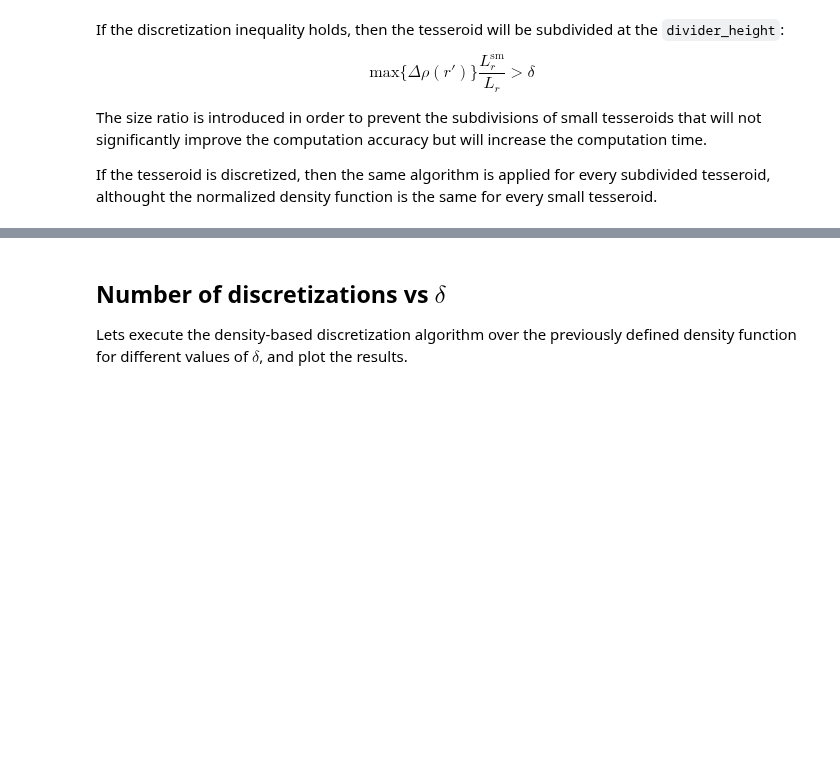
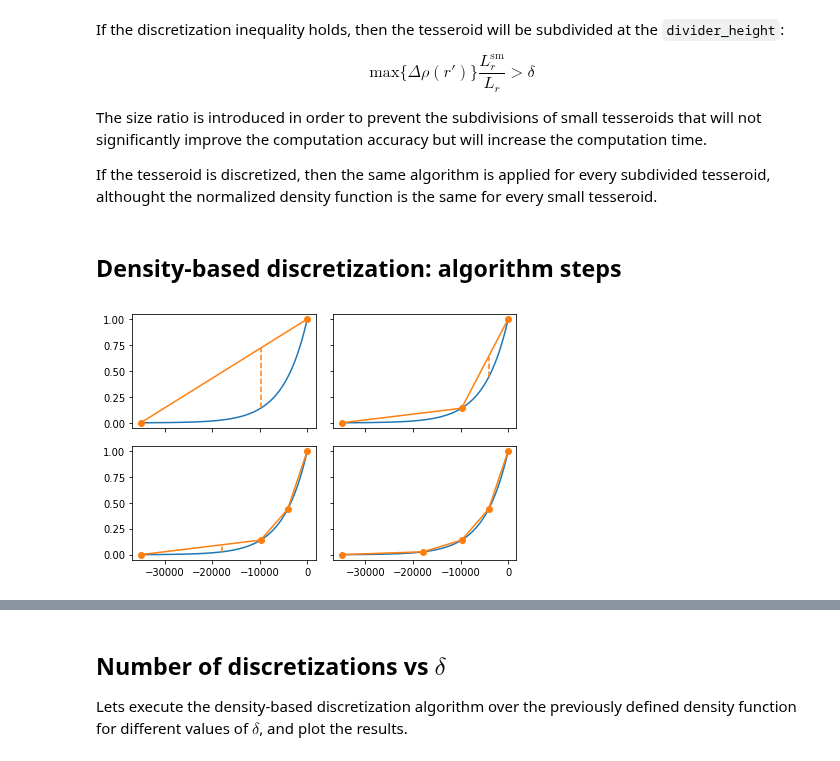
Before and after one commit to pinga-lab/tesseroid-variable-density, a Jupyter notebook: code/density-based-discretization-figures.ipynb, the cells around one changed output, grey strips where cells are left out. Drawn from its saved outputs; the diff is of its cells as text; code cells hidden in the pictures; blank space fills up the shorter version.

Commit message:
Added evolution of density-based discretization figure

```diff
--- a/code/density-based-discretization-figures.ipynb
+++ b/code/density-based-discretization-figures.ipynb
@@ -62,3 +62,18 @@ $$ \text{max} \{ \Delta \rho(r') \} \frac{L_r^\text{sm}}{L_r} > \delta $$
 The size ratio is introduced in order to prevent the subdivisions of small tesseroids that will not significantly improve the computation accuracy but will increase the computation time.
 
 If the tesseroid is discretized, then the same algorithm is applied for every subdivided tesseroid, althought the normalized density function is the same for every small tesseroid.
+# %% [markdown]
+## Density-based discretization: algorithm steps
+# %%
+delta = 0.01
+heights = np.linspace(bottom, top, 101)
+density = density_function(heights)
+rho_min, rho_max = density.min(), density.max()
+
+def normalized_density(height):
+    return (density_function(height) - rho_min)/(rho_max - rho_min)
+
+def line(height, top, bottom):
+    a = (normalized_density(top) - normalized_density(bottom))/(top - bottom)
+    b = normalized_density(bottom)
+    return a*(height - bottom) + b
@@ -64,0 +101,43 @@ If the tesseroid is discretized, then the same algorithm is applied for every su
+# %%
+heights = np.linspace(bottom, top, 101)
+fig, axes = plt.subplots(len(subsets)//2, 2,
+                         sharex=True, sharey=True)
+axes = [ax for sublist in axes for ax in sublist]
+# fig.set_size_inches((6, 15))
+divisions = np.array([top, bottom])
+
+for i in range(len(subsets) - 1):
+    ax = axes[i]
+    subset = subsets[i]
+
+    tops = [tess[-2] for tess in subset]
+    bottoms = [tess[-1] for tess in subset]
+    divisions = np.unique(np.array(tops + bottoms))
+
+    tops = [tess[-2] for tess in subsets[i + 1]]
+    bottoms = [tess[-1] for tess in subsets[i + 1]]
+    new_divisions = np.unique(np.array(tops + bottoms))
+
+    ax.plot(heights, normalized_density(heights))
+    ax.plot(divisions, normalized_density(divisions), 'o-')
+    for i in range(1, len(new_divisions) - 1):
+        bottom_i = new_divisions[i - 1]
+        top_i = new_divisions[i + 1]
+        div = new_divisions[i]
+        if div not in divisions:
+            ax.plot([div]*2,
+                    [normalized_density(div),
+                     line(div, top_i, bottom_i)],
+                    '--', color="C1")
+
+ax = axes[-1]
+tops = [tess[-2] for tess in subsets[-1]]
+bottoms = [tess[-1] for tess in subsets[-1]]
+divisions = np.unique(np.array(tops + bottoms))
+ax.plot(heights, normalized_density(heights))
+ax.plot(divisions, normalized_density(divisions), 'o-')
+
+plt.tight_layout()
+plt.show()
+# %% [output]
+[figure, added]
```
Also changed, not shown: parts of 2 cells of this notebook.
